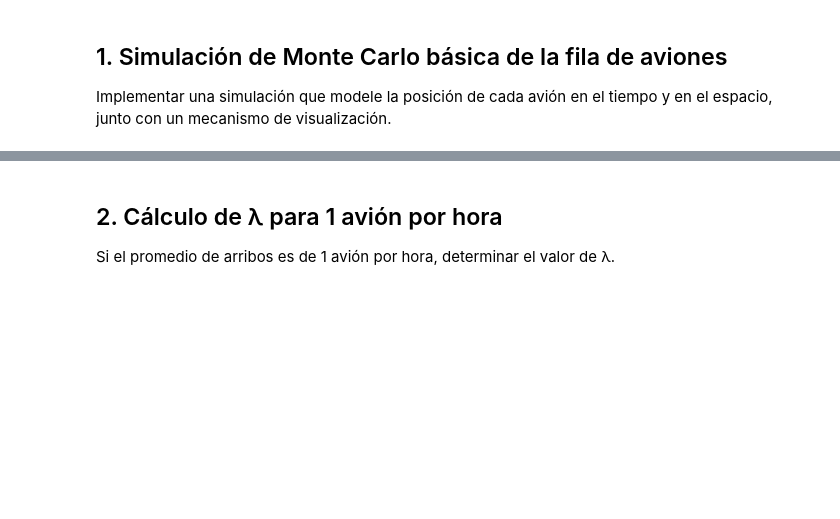
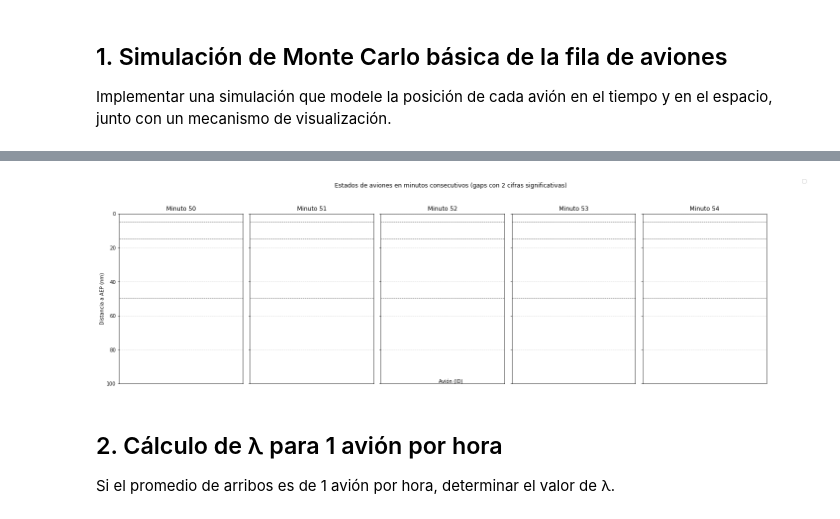
Before and after one commit to ezemaut/ACN-tp1, a Jupyter notebook: tp1.ipynb, the cells around one changed output, grey strips where cells are left out. Saved outputs shown, nothing was run; the diff lists cells and outputs as text; code cells hidden in the pictures; blank space fills up the shorter version.

```diff
--- a/tp1.ipynb
+++ b/tp1.ipynb
@@ -564,3 +176,7 @@ visualizar_trayectorias_horas(res, hora_final=timepo)
+# %%
+visualizar_estados_en_rango(res, 50, cantidad=5)
+# %% [output]
+[figure, added]
 # %% [markdown]
 ## 2. Cálculo de λ para 1 avión por hora
 
```
Also changed, not shown: parts of 10 cells of this notebook, 2 other files.
